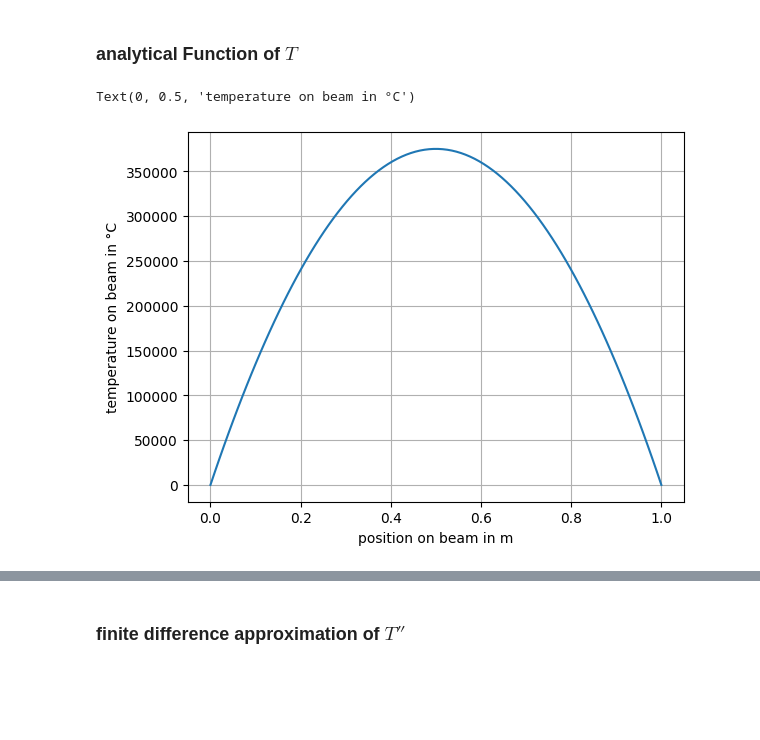
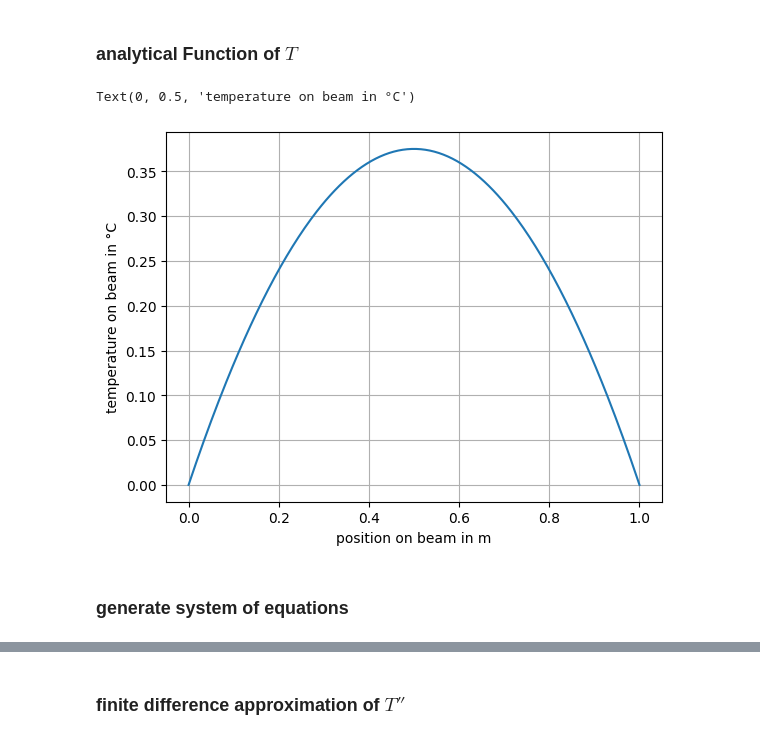
Before and after one commit to ajayhanssen/ThermalBar, a Jupyter notebook: thermalBar.ipynb, the cells around one changed output, grey strips where cells are left out. Drawn from its saved outputs; the diff is of its cells as text; code cells hidden in the pictures; blank space fills up the shorter version.

```diff
--- a/thermalBar.ipynb
+++ b/thermalBar.ipynb
@@ -10,24 +10,27 @@ $T'' + \dfrac{Q_0}{\lambda\,A}=0$
 Integrating and using the boundary conditions $T(0)=0$ and $T(l)=0$ yields:
 $T = -\dfrac{Q_0}{2\,\lambda\,A}\,x^2 + \dfrac{Q_0}{2\,\lambda\,A}\,x$
 # %%
-Q0 = 15 # J/m^2s
+Q0 = 15e-6 # J/m^2s
 lamb = 5 # J/°Cms
-A = 1e-6 # m^2
+Across = 1e-6 # m^2
 l = 1 # m
 # %% [markdown]
 ### analytical Function of $T$
 # %%
 def T(x):
-    return -Q0/(2*lamb*A)*x**2 + Q0/(2*lamb*A)*x
+    return -Q0/(2*lamb*Across)*x**2 + Q0/(2*lamb*Across)*x
 
 def T_dd(x):
-    return np.ones_like(x)*-Q0/(2*lamb*A)
+    return np.ones_like(x)*-Q0/(2*lamb*Across)
 
-x = np.linspace(0, 1, 100)
-plt.plot(x, T(x))
+x = np.linspace(0, 1, 300)
+T_analytic = T(x)
+plt.plot(x, T_analytic)
 plt.grid()
 plt.xlabel("position on beam in m")
 plt.ylabel("temperature on beam in °C")
 # %% [output]
 Text(0, 0.5, 'temperature on beam in °C')
-[figure, old version]
+[figure, new version]
+# %% [markdown]
+### generate system of equations
```
Also changed, not shown: parts of 7 cells of this notebook.
